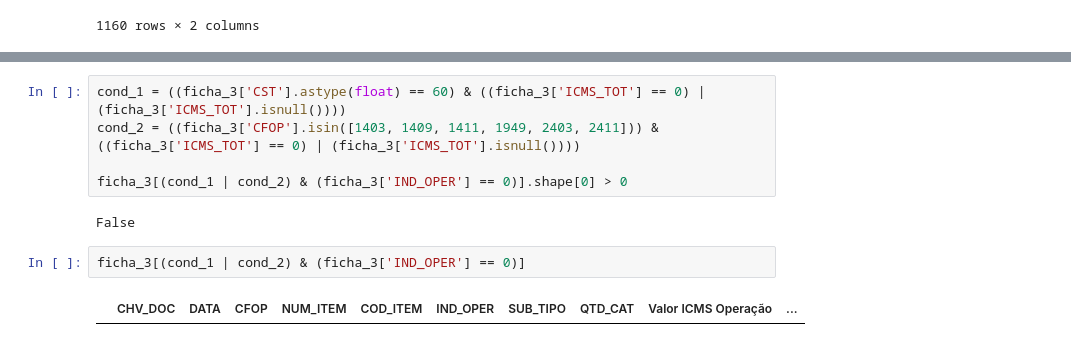
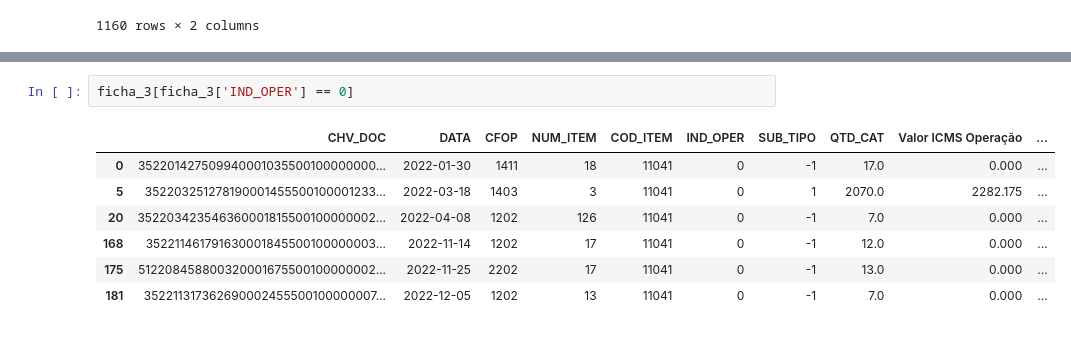
Before and after one commit to viniciuscatelani/Ressarcimento-CAT, a Jupyter notebook: src/etapas/testes_nb.ipynb, the cells around one changed output, grey strips where cells are left out. Saved outputs shown, nothing was run; the diff lists cells and outputs as text.

```diff
--- a/src/etapas/testes_nb.ipynb
+++ b/src/etapas/testes_nb.ipynb
@@ -1132,11 +1357,10 @@ See the caveats in the documentation: https://pandas.pydata.org/pandas-docs/stab
-# %%
-cond_1 = ((ficha_3['CST'].astype(float) == 60) & ((ficha_3['ICMS_TOT'] == 0) | (ficha_3['ICMS_TOT'].isnull())))
-cond_2 = ((ficha_3['CFOP'].isin([1403, 1409, 1411, 1949, 2403, 2411])) & ((ficha_3['ICMS_TOT'] == 0) | (ficha_3['ICMS_TOT'].isnull())))
-
-ficha_3[(cond_1 | cond_2) & (ficha_3['IND_OPER'] == 0)].shape[0] > 0
-# %% [output]
-False
 # %%
-ficha_3[(cond_1 | cond_2) & (ficha_3['IND_OPER'] == 0)]
+ficha_3[ficha_3['IND_OPER'] == 0]
 # %% [output]
 |  | CHV_DOC | DATA | CFOP | NUM_ITEM | COD_ITEM | IND_OPER | SUB_TIPO | QTD_CAT | Valor ICMS Operação | ... |
+| 0 | 352201427509940001035500100000000... | 2022-01-30 | 1411 | 18 | 11041 | 0 | -1 | 17.0 | 0.000 | ... |
+| 5 | 352203251278190001455500100001233... | 2022-03-18 | 1403 | 3 | 11041 | 0 | 1 | 2070.0 | 2282.175 | ... |
+| 20 | 352203423546360001815500100000002... | 2022-04-08 | 1202 | 126 | 11041 | 0 | -1 | 7.0 | 0.000 | ... |
+| 168 | 352211461791630001845500100000003... | 2022-11-14 | 1202 | 17 | 11041 | 0 | -1 | 12.0 | 0.000 | ... |
+| 175 | 512208458800320001675500100000002... | 2022-11-25 | 2202 | 17 | 11041 | 0 | -1 | 13.0 | 0.000 | ... |
+| 181 | 352211317362690002455500100000007... | 2022-12-05 | 1202 | 13 | 11041 | 0 | -1 | 7.0 | 0.000 | ... |
```
Also changed, not shown: parts of 8 cells of this notebook.
